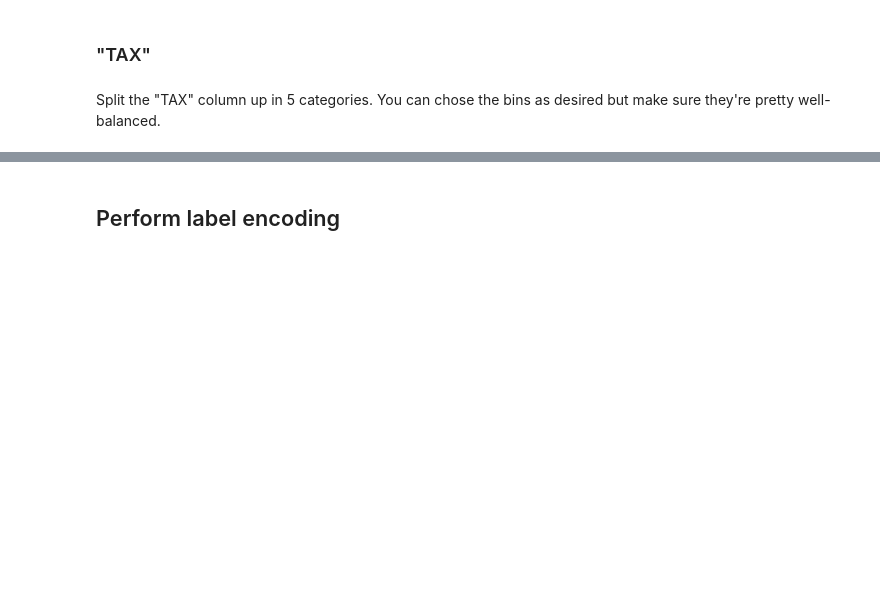
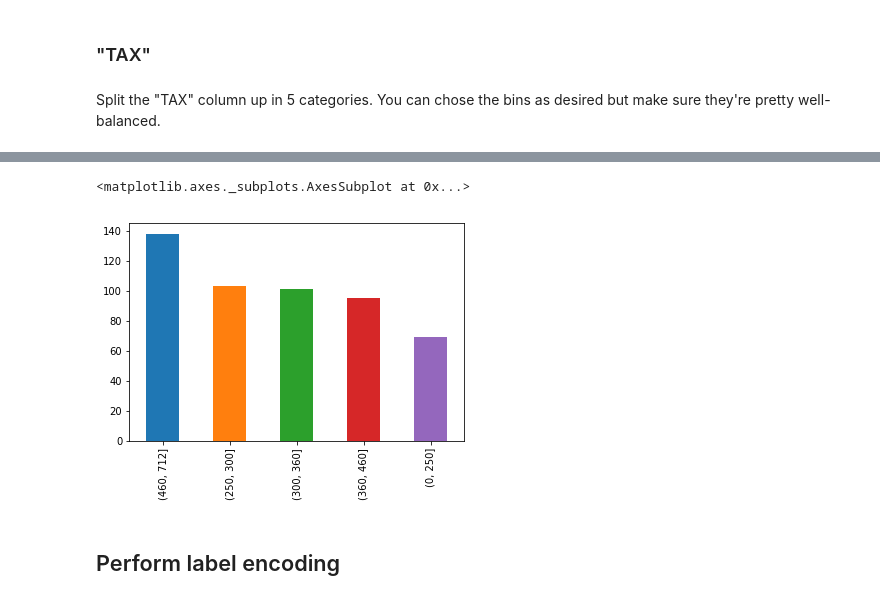
Before and after one commit to learn-co-curriculum/dsc-categorical-variables-regression-lab, a Jupyter notebook: index.ipynb, the cells around one changed output, grey strips where cells are left out. Cells and saved outputs as stored; diff of their text form; code cells hidden in the pictures; blank space fills up the shorter version.

```diff
--- a/index.ipynb
+++ b/index.ipynb
@@ -98,3 +269,7 @@ boston_df["RAD"]=bins_rad
+# %%
+# __SOLUTION__
+# replace the existing "RAD" column
+boston_df["RAD"]=bins_rad
 # %% [markdown]
 ### "TAX"
 # %% [markdown]
@@ -103,0 +292,9 @@ Split the "TAX" column up in 5 categories. You can chose the bins as desired but
+# %%
+# __SOLUTION__
+# first, create bins for based on the values observed. 5 values will result in 4 bins
+bins = [0, 250, 300, 360, 460, 712]
+# use pd.cut
+bins_tax = pd.cut(boston_df['TAX'], bins)
+# using pd.cut returns unordered categories. Transform this to ordered categories.
+bins_tax = bins_tax.cat.as_ordered()
+bins_tax.head()
@@ -103,0 +309,7 @@ Split the "TAX" column up in 5 categories. You can chose the bins as desired but
+# %%
+# __SOLUTION__
+# Check if the result is balanced
+bins_tax.value_counts().plot(kind='bar')
+# %% [output]
+<matplotlib.axes._subplots.AxesSubplot at 0x...>
+[figure, added]
```
Also changed, not shown: parts of 25 cells of this notebook, 5 other files.
